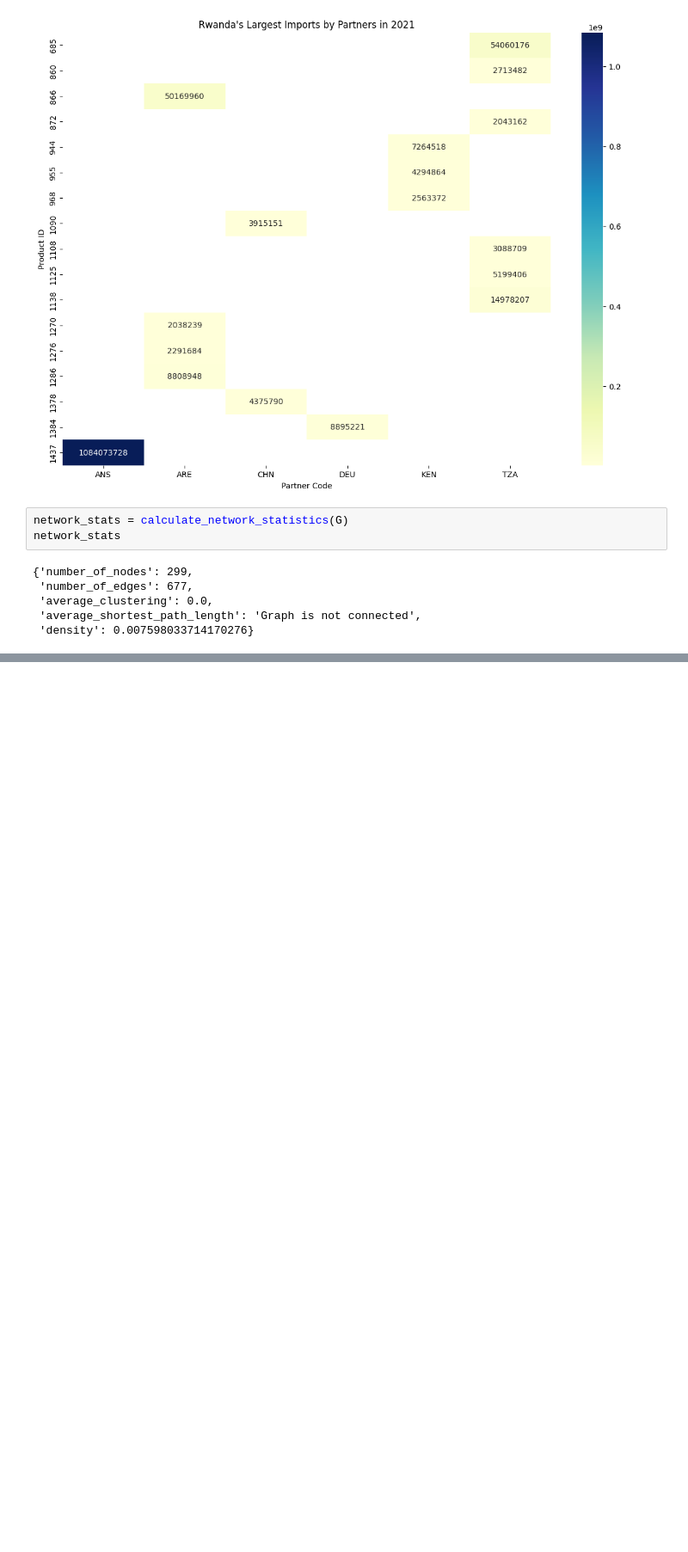
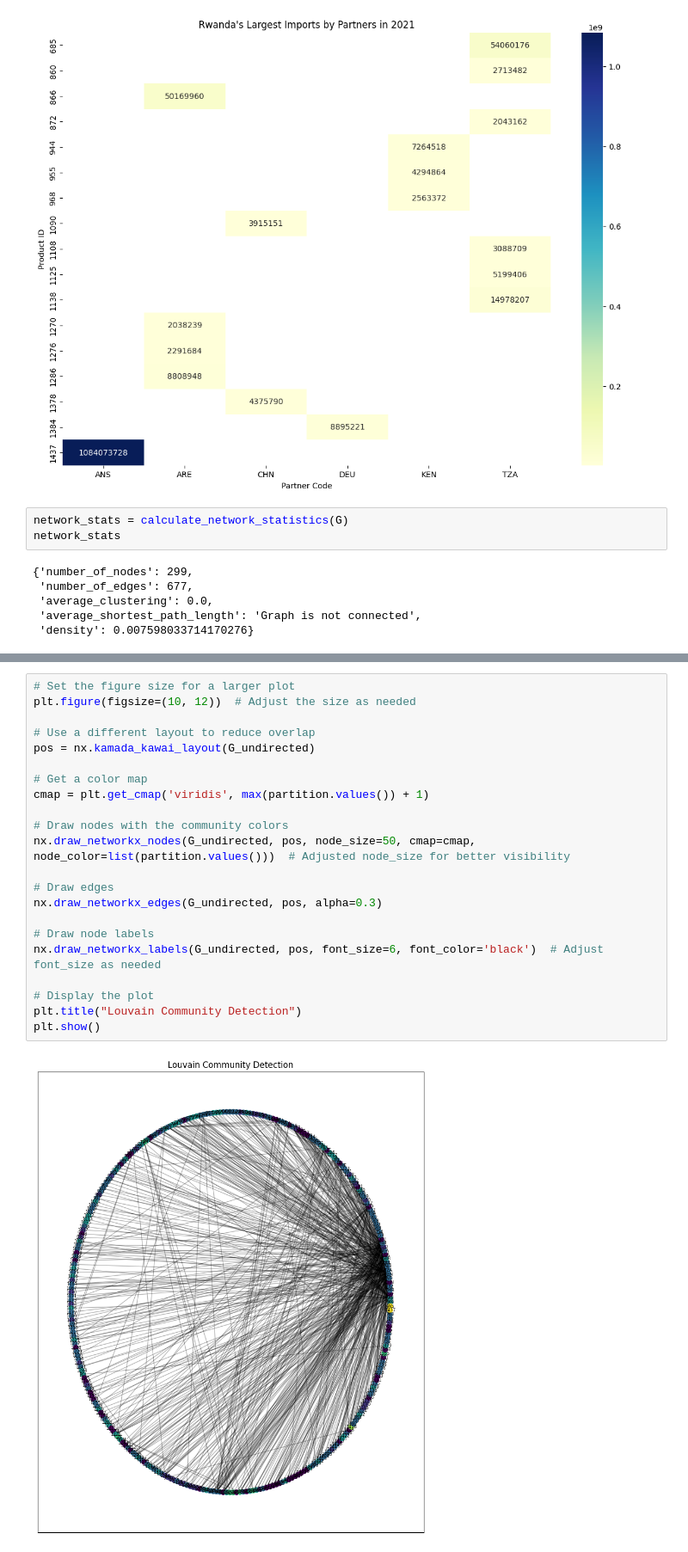
Before and after one commit to LNshuti/eactrade, a Jupyter notebook: ec_trade_networks.ipynb, the cells around one changed output, grey strips where cells are left out. Shown at 86% size. Drawn from its saved outputs; the diff is of its cells as text; blank space fills up the shorter version.

```diff
--- a/ec_trade_networks.ipynb
+++ b/ec_trade_networks.ipynb
@@ -413,3 +416,27 @@ plt.show()
+# %%
+# Set the figure size for a larger plot
+plt.figure(figsize=(10, 12))  # Adjust the size as needed
+
+# Use a different layout to reduce overlap
+pos = nx.kamada_kawai_layout(G_undirected)
+
+# Get a color map
+cmap = plt.get_cmap('viridis', max(partition.values()) + 1)
+
+# Draw nodes with the community colors
+nx.draw_networkx_nodes(G_undirected, pos, node_size=50, cmap=cmap, node_color=list(partition.values()))  # Adjusted node_size for better visibility
+
+# Draw edges
+nx.draw_networkx_edges(G_undirected, pos, alpha=0.3)
+
+# Draw node labels
+nx.draw_networkx_labels(G_undirected, pos, font_size=6, font_color='black')  # Adjust font_size as needed
+
+# Display the plot
+plt.title("Louvain Community Detection")
+plt.show()
+# %% [output]
+[figure, added]
 # %%
 # Function to create a graph for a specific year
 def create_year_graph(year):
```
Also changed, not shown: parts of 7 cells of this notebook.
